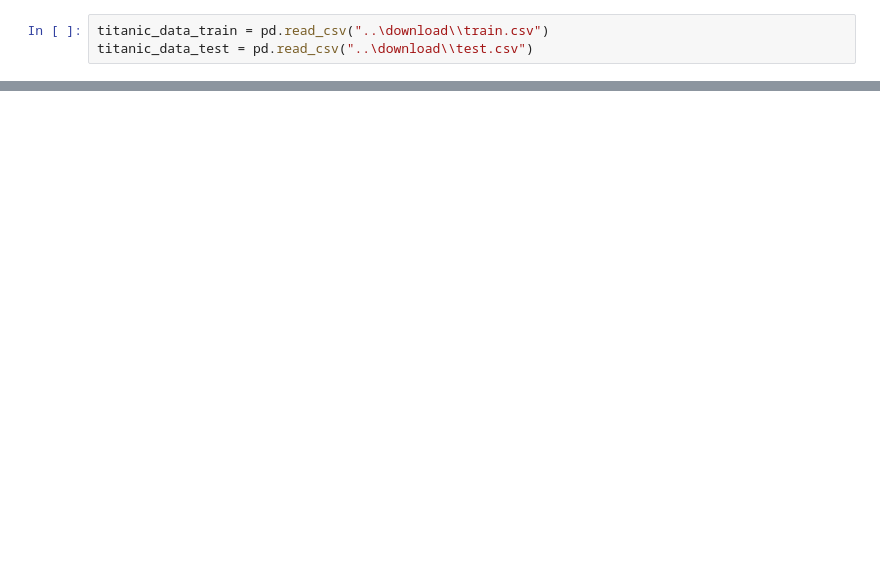
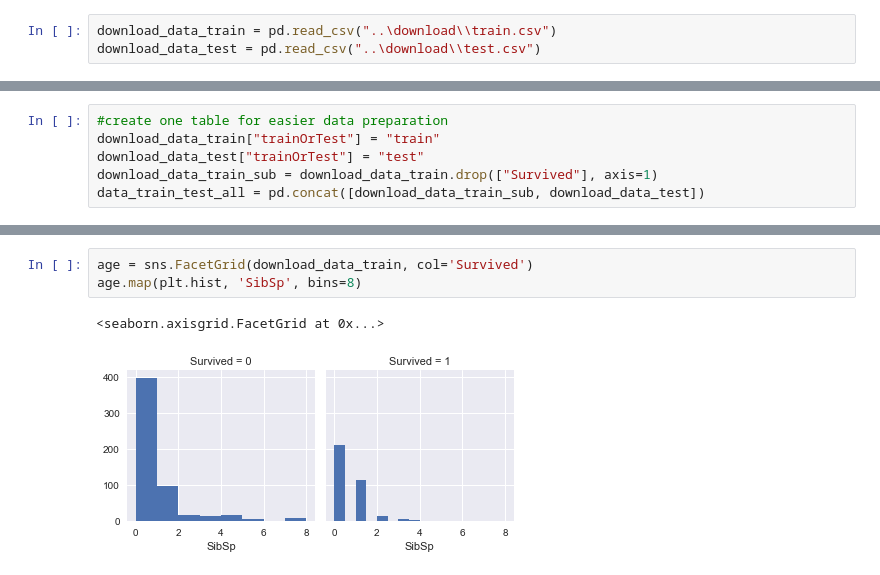
Before and after one commit to kkpalczewski/kaggle_titanic, a Jupyter notebook: src/Titanic_challenge.ipynb, the cells around one changed output, grey strips where cells are left out. Drawn from its saved outputs; the diff is of its cells as text; blank space fills up the shorter version.

Commit message:
End of data pre-processing

```diff
--- a/src/Titanic_challenge.ipynb
+++ b/src/Titanic_challenge.ipynb
@@ -3,3 +17,3 @@ import pandas as pd
 # %%
-titanic_data_train = pd.read_csv("..\download\\train.csv")
-titanic_data_test = pd.read_csv("..\download\\test.csv")
+download_data_train = pd.read_csv("..\download\\train.csv")
+download_data_test = pd.read_csv("..\download\\test.csv")
@@ -19,0 +23,6 @@ titanic_data_train.head(10)
+# %%
+#create one table for easier data preparation
+download_data_train["trainOrTest"] = "train"
+download_data_test["trainOrTest"] = "test"
+download_data_train_sub = download_data_train.drop(["Survived"], axis=1)
+data_train_test_all = pd.concat([download_data_train_sub, download_data_test])
@@ -19,0 +153,6 @@ titanic_data_train.head(10)
+# %%
+age = sns.FacetGrid(download_data_train, col='Survived')
+age.map(plt.hist, 'SibSp', bins=8)
+# %% [output]
+<seaborn.axisgrid.FacetGrid at 0x...>
+[figure, added]
```
Also changed, not shown: parts of 44 cells of this notebook, 6 other files.
